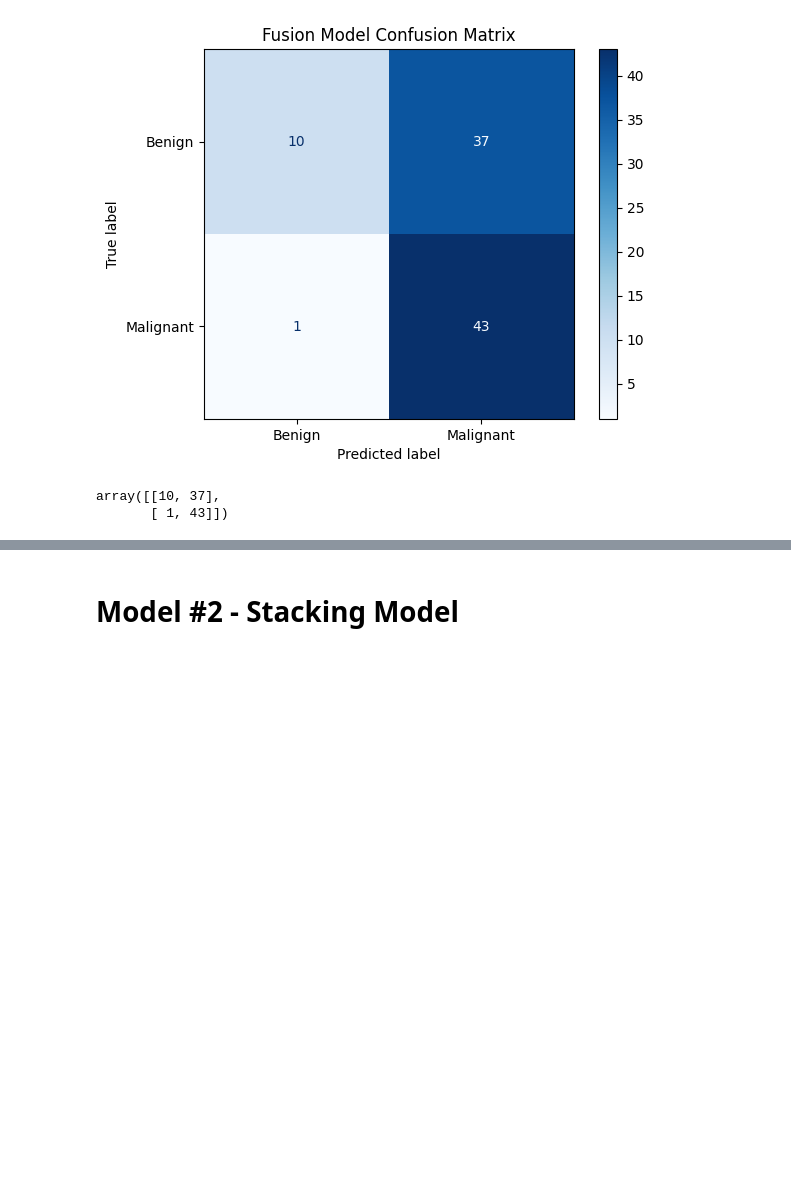
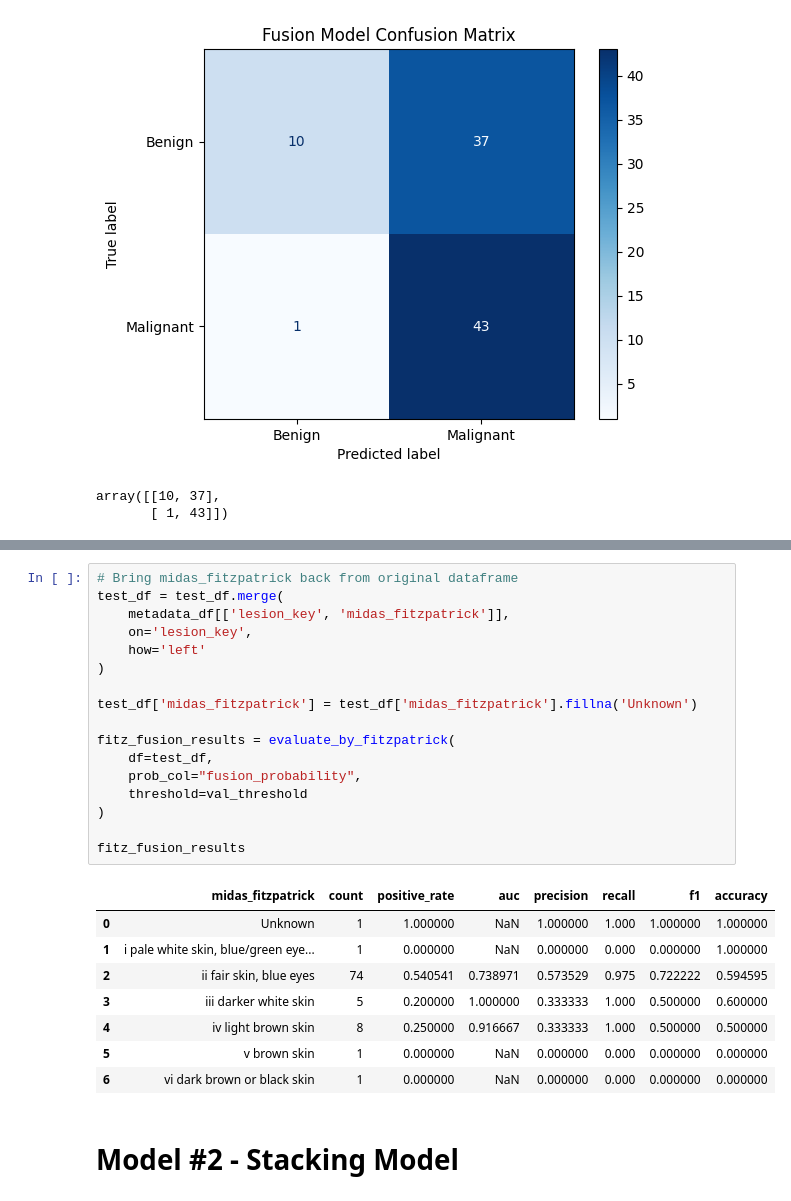
Before and after one commit to umich-mads-capstone/mra_midas_skin_cancer_ml, a Jupyter notebook: notebooks/99_perform_late_fusion.ipynb, the cells around one changed output, grey strips where cells are left out. Drawn from its saved outputs; the diff is of its cells as text; blank space fills up the shorter version.

```diff
--- a/notebooks/99_perform_late_fusion.ipynb
+++ b/notebooks/99_perform_late_fusion.ipynb
@@ -333,3 +405,29 @@ array([[10, 37],
+# %%
+# Bring midas_fitzpatrick back from original dataframe
+test_df = test_df.merge(
+    metadata_df[['lesion_key', 'midas_fitzpatrick']],
+    on='lesion_key',
+    how='left'
+)
+
+test_df['midas_fitzpatrick'] = test_df['midas_fitzpatrick'].fillna('Unknown')
+
+fitz_fusion_results = evaluate_by_fitzpatrick(
+    df=test_df,
+    prob_col="fusion_probability",
+    threshold=val_threshold
+)
+
+fitz_fusion_results
+# %% [output]
+|  | midas_fitzpatrick | count | positive_rate | auc | precision | recall | f1 | accuracy |
+| 0 | Unknown | 1 | 1.000000 | NaN | 1.000000 | 1.000 | 1.000000 | 1.000000 |
+| 1 | i pale white skin, blue/green eye... | 1 | 0.000000 | NaN | 0.000000 | 0.000 | 0.000000 | 1.000000 |
+| 2 | ii fair skin, blue eyes | 74 | 0.540541 | 0.738971 | 0.573529 | 0.975 | 0.722222 | 0.594595 |
+| 3 | iii darker white skin | 5 | 0.200000 | 1.000000 | 0.333333 | 1.000 | 0.500000 | 0.600000 |
+| 4 | iv light brown skin | 8 | 0.250000 | 0.916667 | 0.333333 | 1.000 | 0.500000 | 0.500000 |
+| 5 | v brown skin | 1 | 0.000000 | NaN | 0.000000 | 0.000 | 0.000000 | 0.000000 |
+| 6 | vi dark brown or black skin | 1 | 0.000000 | NaN | 0.000000 | 0.000 | 0.000000 | 0.000000 |
 # %% [markdown]
 # Model \#2 \- Stacking Model
 # %%
```
Also changed, not shown: parts of 9 cells of this notebook.
